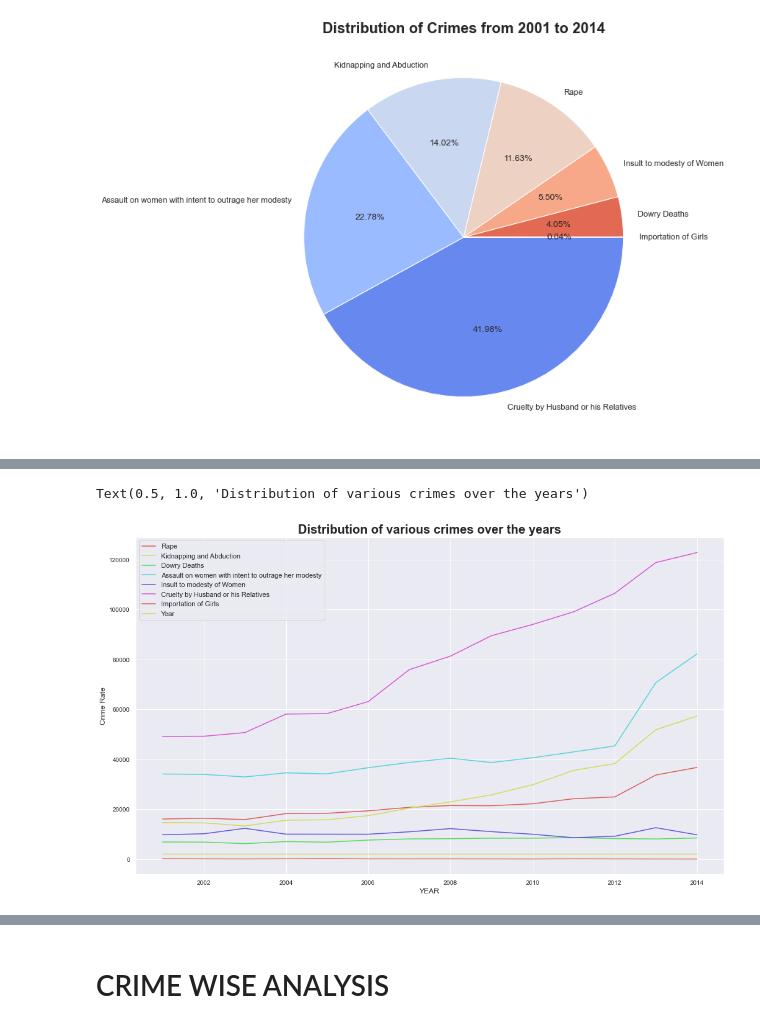
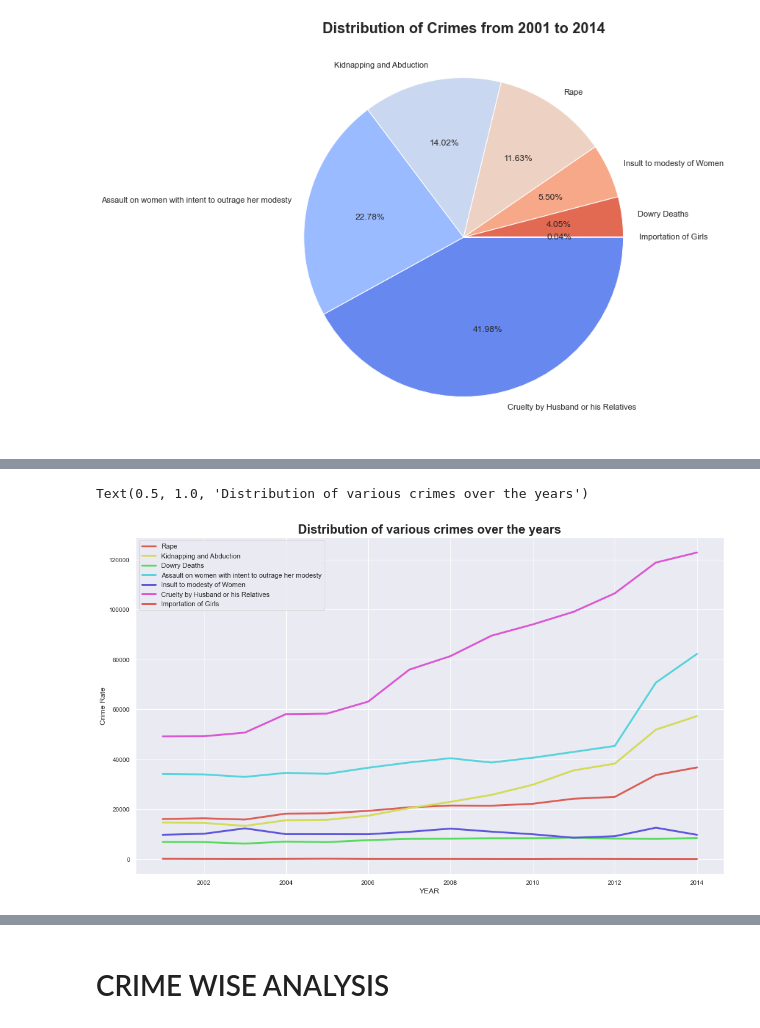
Before and after one commit to kiara-jacob/CrimeDataAnalysis, a Jupyter notebook: Crimes Against Women In India (2001-2014).ipynb, the cells around one changed output, grey strips where cells are left out. Drawn from its saved outputs; the diff is of its cells as text; code cells hidden in the pictures.

```diff
--- a/Crimes Against Women In India (2001-2014).ipynb
+++ b/Crimes Against Women In India (2001-2014).ipynb
@@ -411,11 +411,13 @@ plt.subplots_adjust(left=0.1,
 # %%
 sns.set(rc={'figure.figsize':(17,10)})
 colors = sns.color_palette('hls')
-year_df.plot(color=colors, xlabel="YEAR", ylabel="Crime Rate", kind="line", fontsize=10);
+line_df=year_df
+line_df=line_df.drop("Year", axis=1)
+line_df.plot(color=colors, xlabel="YEAR", ylabel="Crime Rate", kind="line", fontsize=10,linewidth=3);
 plt.title("Distribution of various crimes over the years", fontsize=20,fontweight='bold')
 # %% [output]
 Text(0.5, 1.0, 'Distribution of various crimes over the years')
-[figure, old version]
+[figure, new version]
 # %%
 transposed_df=year_df
 transposed_df=transposed_df.transpose()
```
Also changed, not shown: parts of 31 cells of this notebook.
